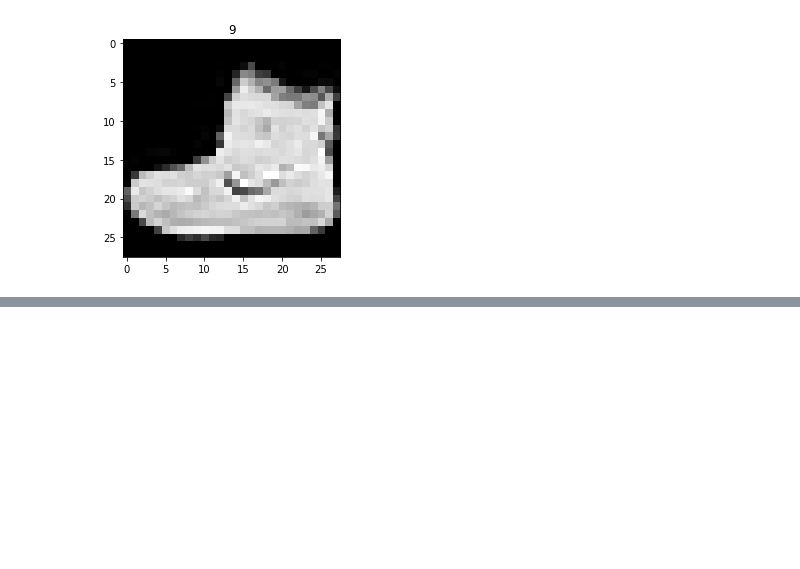
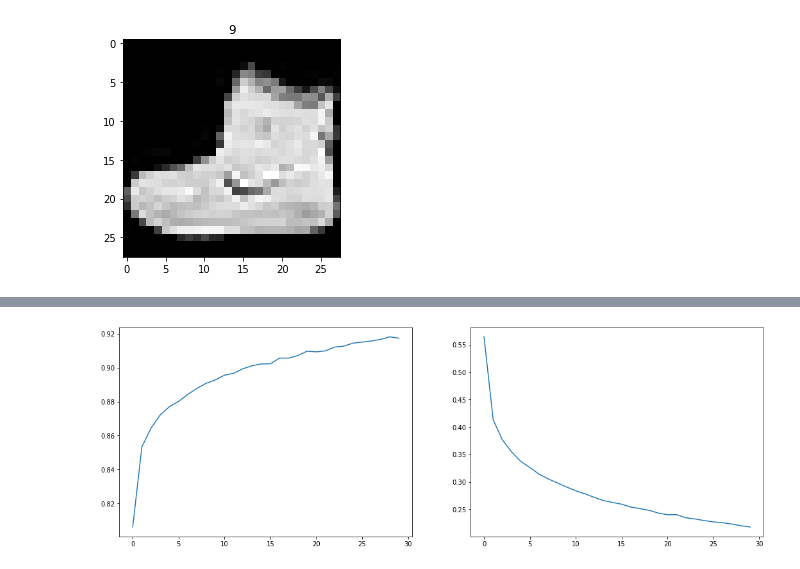
Before and after one commit to newdm2000/2022_ACSL_Deep-Learning-Study, a Jupyter notebook: Fasshion_MNIST_Practice1.ipynb, the cells around one changed output, grey strips where cells are left out. Saved outputs shown, nothing was run; the diff lists cells and outputs as text; code cells hidden in the pictures; blank space fills up the shorter version.

```diff
--- a/Fasshion_MNIST_Practice1.ipynb
+++ b/Fasshion_MNIST_Practice1.ipynb
@@ -99,0 +99,13 @@ plt.
+# %%
+import matplotlib.pyplot as plt
+
+plt.figure(figsize=(18, 6))
+plt.subplot(1, 2, 1)
+plt.plot(history.history['accuracy'], label = 'accuracy')
+
+plt.subplot(1, 2, 2)
+plt.plot(history.history['loss'], label = 'loss')
+
+plt.show()
+# %% [output]
+[figure, added]
```
Also changed, not shown: parts of 4 cells of this notebook.
